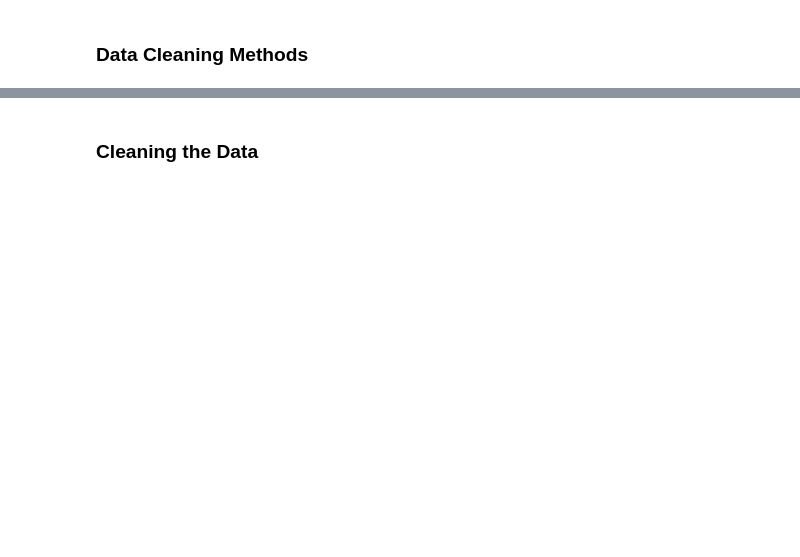
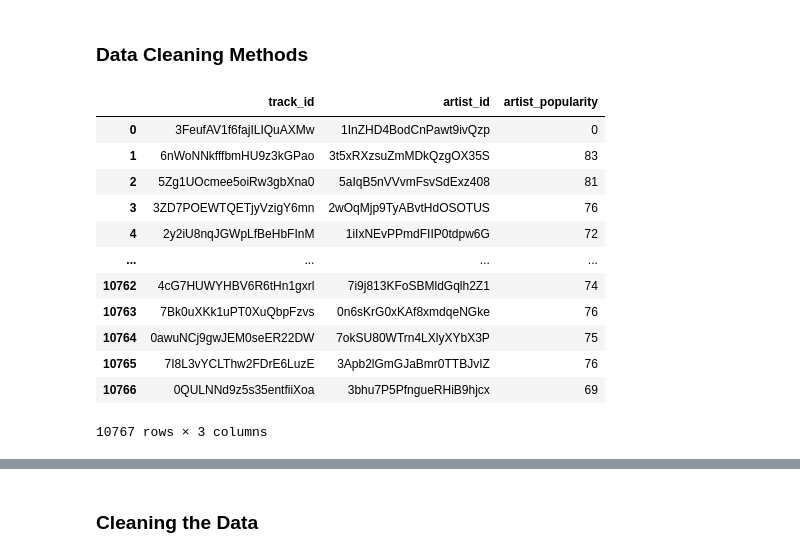
Before and after one commit to sumanasithalam/Top-Charts-Song-Classification, a Jupyter notebook: SongsAnalysis.ipynb, the cells around one changed output, grey strips where cells are left out. Drawn from its saved outputs; the diff is of its cells as text; code cells hidden in the pictures; blank space fills up the shorter version.

```diff
--- a/SongsAnalysis.ipynb
+++ b/SongsAnalysis.ipynb
@@ -162,2 +184,23 @@ def process_dataset_portion(idx):
 # %% [markdown]
 ### Data Cleaning Methods
+# %%
+artist_pops = pd.concat([pd.read_csv('api_0.csv', index_col=0),
+                        pd.read_csv('api_1.csv', index_col=0),
+                        pd.read_csv('artist_popularity_2_3_4.csv')], ignore_index=True)
+# %%
+artist_pops = artist_pops.rename(columns={"Track ID": "track_id", "Artist ID": "artist_id", "Artist Popularity": "artist_popularity"})
+artist_pops
+# %% [output]
+|  | track_id | artist_id | artist_popularity |
+| 0 | 3FeufAV1f6fajILIQuAXMw | 1InZHD4BodCnPawt9ivQzp | 0 |
+| 1 | 6nWoNNkfffbmHU9z3kGPao | 3t5xRXzsuZmMDkQzgOX35S | 83 |
+| 2 | 5Zg1UOcmee5oiRw3gbXna0 | 5aIqB5nVVvmFsvSdExz408 | 81 |
+| 3 | 3ZD7POEWTQETjyVzigY6mn | 2wOqMjp9TyABvtHdOSOTUS | 76 |
+| 4 | 2y2iU8nqJGWpLfBeHbFInM | 1iIxNEvPPmdFIIP0tdpw6G | 72 |
+| ... | ... | ... | ... |
+| 10762 | 4cG7HUWYHBV6R6tHn1gxrl | 7i9j813KFoSBMldGqlh2Z1 | 74 |
+| 10763 | 7Bk0uXKk1uPT0XuQbpFzvs | 0n6sKrG0xKAf8xmdqeNGke | 76 |
+| 10764 | 0awuNCj9gwJEM0seER22DW | 7okSU80WTrn4LXlyXYbX3P | 75 |
+| 10765 | 7I8L3vYCLThw2FDrE6LuzE | 3Apb2lGmGJaBmr0TTBJvIZ | 76 |
+| 10766 | 0QULNNd9z5s35entfiiXoa | 3bhu7P5PfngueRHiB9hjcx | 69 |
+10767 rows × 3 columns
```
Also changed, not shown: parts of 22 cells of this notebook.
